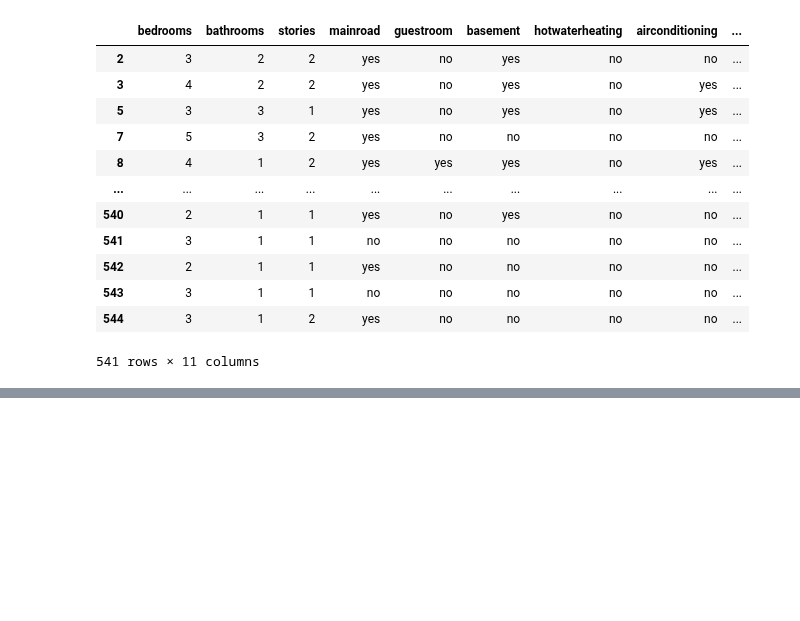
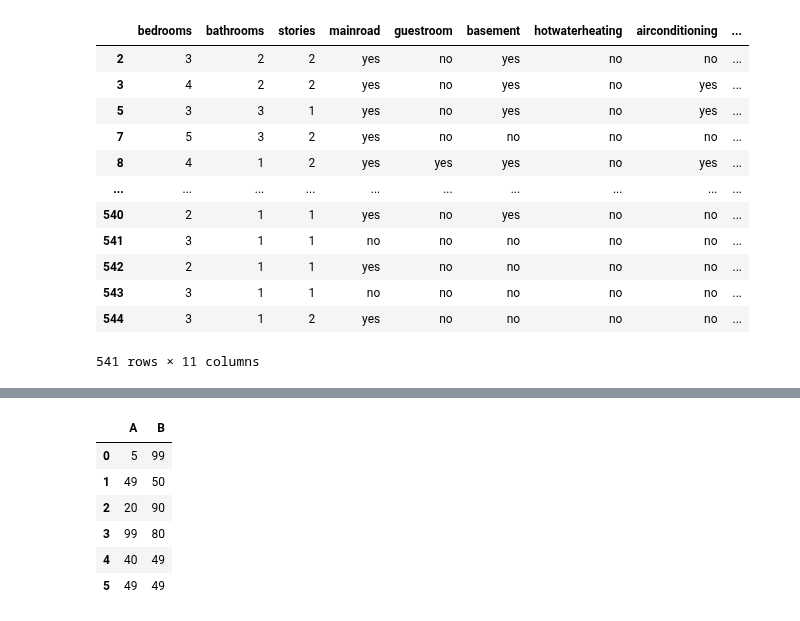
Before and after one commit to Masireddyvamshi/Exploratory_Data_Analysis, a Jupyter notebook: PandasYT.ipynb, the cells around one changed output, grey strips where cells are left out. Cells and saved outputs as stored; diff of their text form; code cells hidden in the pictures; blank space fills up the shorter version.

```diff
--- a/PandasYT.ipynb
+++ b/PandasYT.ipynb
@@ -2906,0 +3253,10 @@ df
+# %%
+df.replace([10,30],[49,99])
+# %% [output]
+|  | A | B |
+| 0 | 5 | 99 |
+| 1 | 49 | 50 |
+| 2 | 20 | 90 |
+| 3 | 99 | 80 |
+| 4 | 40 | 49 |
+| 5 | 49 | 49 |
```
Also changed, not shown: parts of 73 cells of this notebook.
